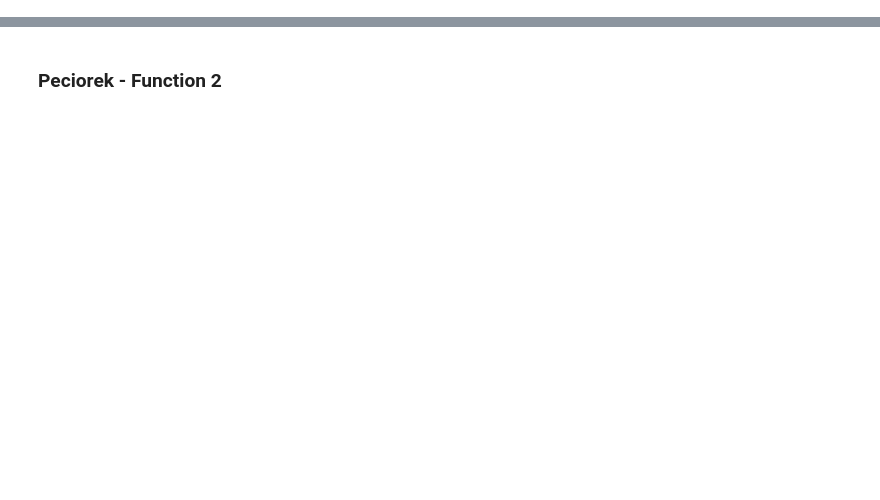
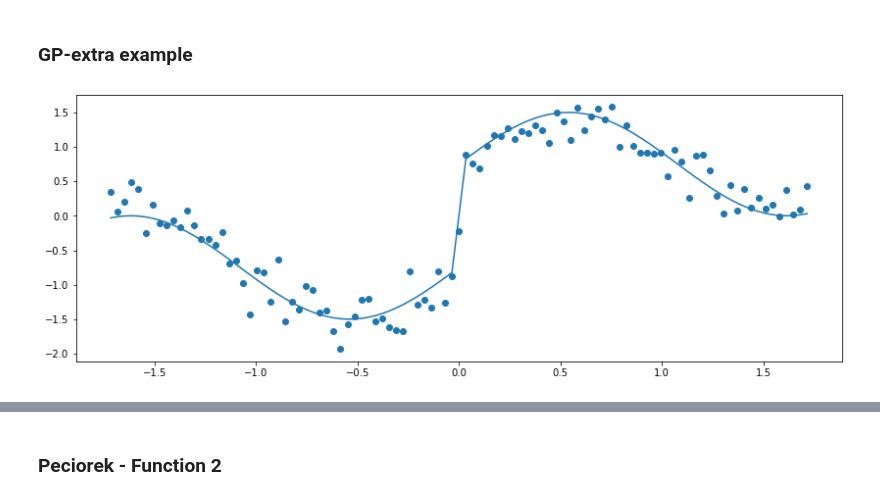
Before and after one commit to patel-zeel/snsgp-torch, a Jupyter notebook: dev/Testing Model.ipynb, the cells around one changed output, grey strips where cells are left out. Saved outputs shown, nothing was run; the diff lists cells and outputs as text; code cells hidden in the pictures; blank space fills up the shorter version.

```diff
--- a/dev/Testing Model.ipynb
+++ b/dev/Testing Model.ipynb
@@ -7,2 +8,19 @@ from sklearn.model_selection import train_test_split
 from GPy.models import GPRegression
 from GPy.kern import RBF
+# %% [markdown]
+### GP-extra example
+# %%
+Xscaler = StandardScaler()
+Yscaler = StandardScaler()
+np.random.seed(0)
+X = np.linspace(-1,1,101).reshape(-1,1)
+y_real = np.sin(5*X) + np.sign(X)
+y = np.sin(5*X) + np.sign(X) + np.random.normal(0,0.3,101).reshape(-1,1)
+X = Xscaler.fit_transform(X)
+y_real = Yscaler.fit_transform(y_real)
+y = Yscaler.fit_transform(y)
+plt.figure(figsize=(14,5))
+plt.scatter(X, y);
+plt.plot(X,y_real);
+# %% [output]
+[figure, added]
```
Also changed, not shown: parts of 9 cells of this notebook, 5 other files.
